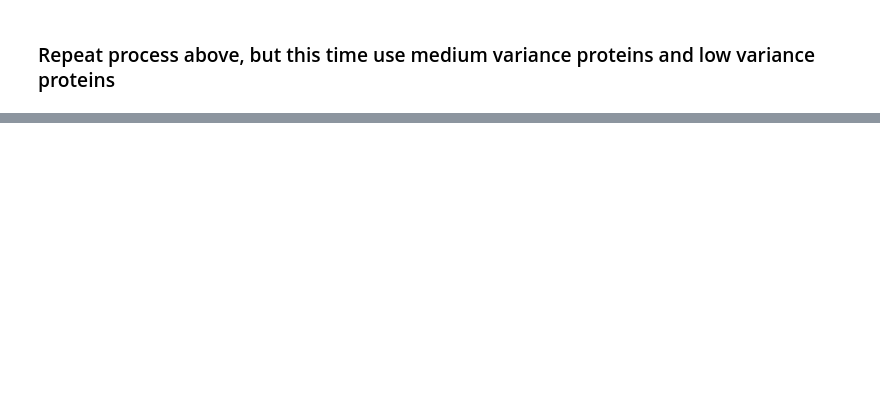
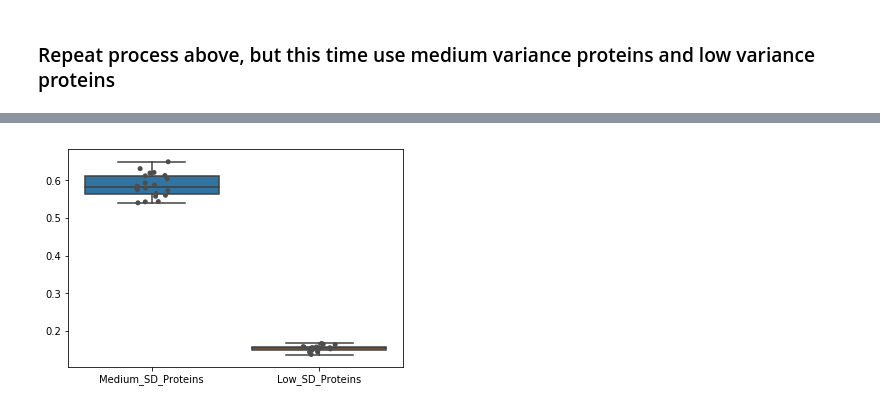
Before and after one commit to PayneLab/WhenMutationsMatter, a Jupyter notebook: Power Analysis/Intratumor_Heterogeneity_3_Samples.ipynb, the cells around one changed output, grey strips where cells are left out. Cells and saved outputs as stored; diff of their text form; code cells hidden in the pictures; blank space fills up the shorter version.

```diff
--- a/Power Analysis/Intratumor_Heterogeneity_3_Samples.ipynb
+++ b/Power Analysis/Intratumor_Heterogeneity_3_Samples.ipynb
@@ -204,0 +244,33 @@ print(pval)
+# %%
+average_standard_deviations_low = []
+average_standard_deviations_med = []
+
+for iteration in range(0, 20):
+    iter_sds_low = []
+    iter_sds_med = []
+
+    for low_protein in low_sd_proteins:
+        low_proteomics = list(proteomics_data[low_protein].dropna())
+        three_low_measurements = randomly_select_3(low_proteomics)
+        low_sd = np.std(three_low_measurements)
+        if not np.isnan(low_sd):
+            iter_sds_low.append(low_sd)
+
+    for med_protein in medium_sd_proteins:
+        med_proteomics = list(proteomics_data[med_protein].dropna())
+        three_med_measurements = randomly_select_3(med_proteomics)
+        med_sd = np.std(three_med_measurements)
+        if not np.isnan(med_sd):
+            iter_sds_med.append(med_sd)
+
+    average_standard_deviations_low.append(np.mean(iter_sds_low))
+    average_standard_deviations_med.append(np.mean(iter_sds_med))
+# %%
+cohort_plot_df = pd.DataFrame(columns = ['Medium_SD_Proteins','Low_SD_Proteins'])
+cohort_plot_df['Medium_SD_Proteins'] = pd.Series(average_standard_deviations_med)
+cohort_plot_df['Low_SD_Proteins'] = pd.Series(average_standard_deviations_low)
+
+plot = sns.boxplot(data=cohort_plot_df)
+pts = sns.stripplot(data=cohort_plot_df, jitter=True, color='.3')
+# %% [output]
+[figure, added]
```
Also changed, not shown: parts of 20 cells of this notebook.
